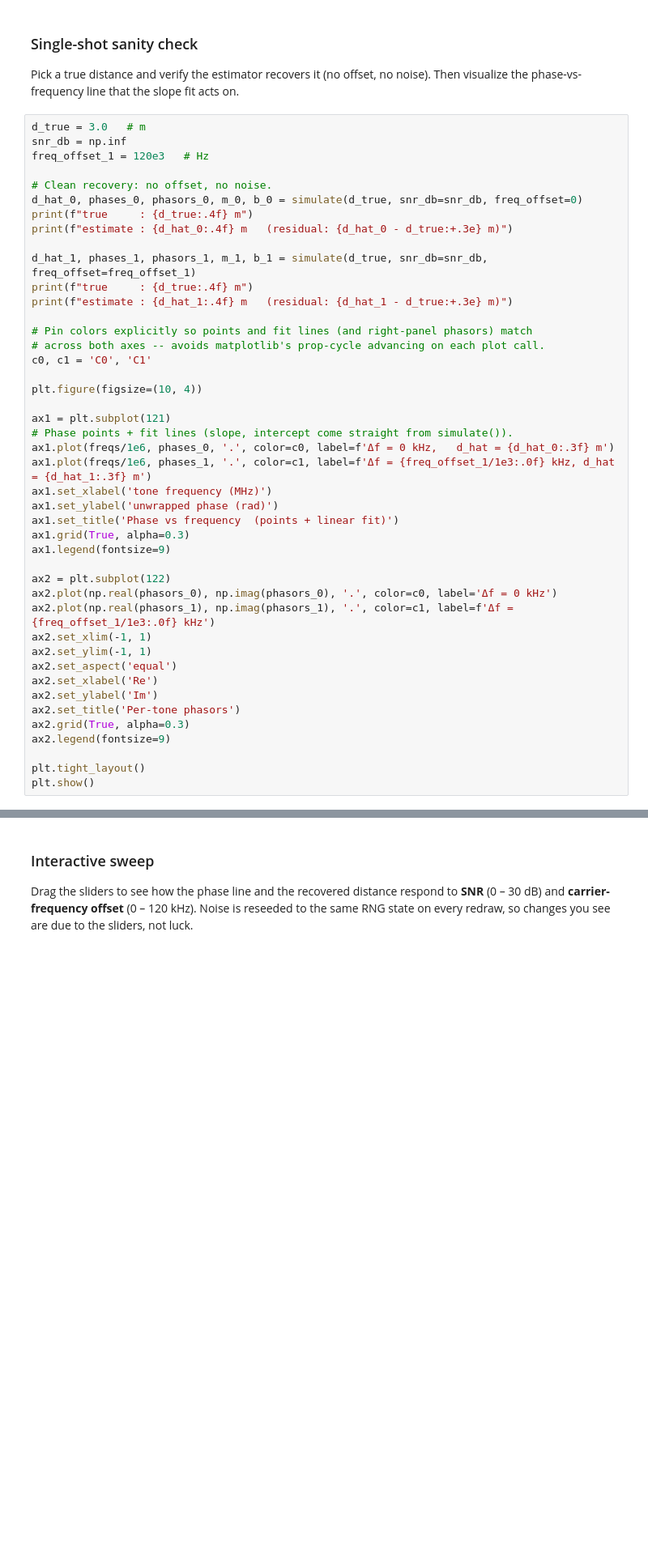
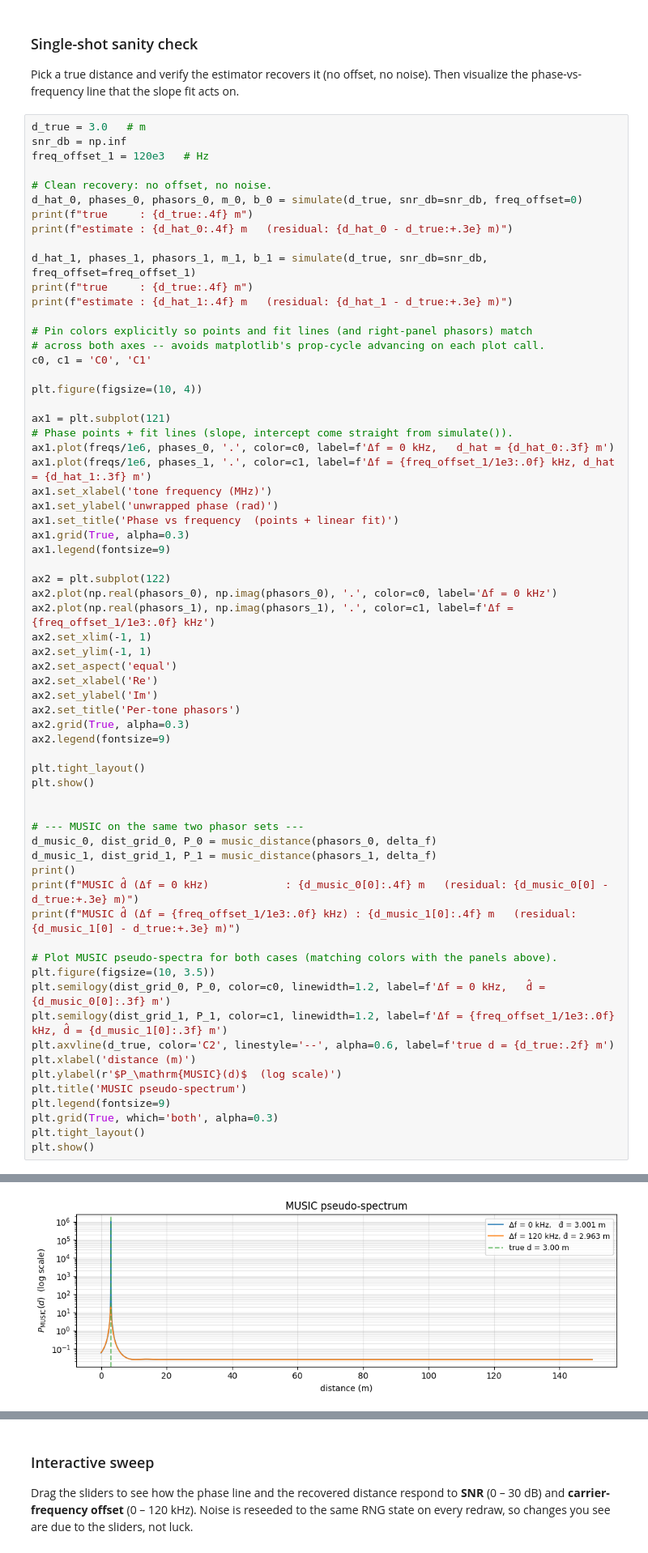
Before and after one commit to jelenesm/trilateration, a Jupyter notebook: distance.ipynb, the cells around one changed output, grey strips where cells are left out. Shown at 81% size. Saved outputs shown, nothing was run; the diff lists cells and outputs as text; blank space fills up the shorter version.

```diff
--- a/distance.ipynb
+++ b/distance.ipynb
@@ -171,5 +296,26 @@ ax2.legend(fontsize=9)
 
 plt.tight_layout()
 plt.show()
+
+
+# --- MUSIC on the same two phasor sets ---
+d_music_0, dist_grid_0, P_0 = music_distance(phasors_0, delta_f)
+d_music_1, dist_grid_1, P_1 = music_distance(phasors_1, delta_f)
+print()
+print(f"MUSIC d̂ (Δf = 0 kHz)            : {d_music_0[0]:.4f} m   (residual: {d_music_0[0] - d_true:+.3e} m)")
+print(f"MUSIC d̂ (Δf = {freq_offset_1/1e3:.0f} kHz) : {d_music_1[0]:.4f} m   (residual: {d_music_1[0] - d_true:+.3e} m)")
+
+# Plot MUSIC pseudo-spectra for both cases (matching colors with the panels above).
+plt.figure(figsize=(10, 3.5))
+plt.semilogy(dist_grid_0, P_0, color=c0, linewidth=1.2, label=f'Δf = 0 kHz,   d̂ = {d_music_0[0]:.3f} m')
+plt.semilogy(dist_grid_1, P_1, color=c1, linewidth=1.2, label=f'Δf = {freq_offset_1/1e3:.0f} kHz, d̂ = {d_music_1[0]:.3f} m')
+plt.axvline(d_true, color='C2', linestyle='--', alpha=0.6, label=f'true d = {d_true:.2f} m')
+plt.xlabel('distance (m)')
+plt.ylabel(r'$P_\mathrm{MUSIC}(d)$  (log scale)')
+plt.title('MUSIC pseudo-spectrum')
+plt.legend(fontsize=9)
+plt.grid(True, which='both', alpha=0.3)
+plt.tight_layout()
+plt.show()
 # %% [output]
 true     : 3.0000 m
@@ -180,3 +328,4 @@ estimate : 2.9910 m   (residual: -9.012e-03 m)
+[figure, added]
 # %% [markdown]
 ### Frequency-offset sweep
 
```
Also changed, not shown: parts of 8 cells of this notebook.
